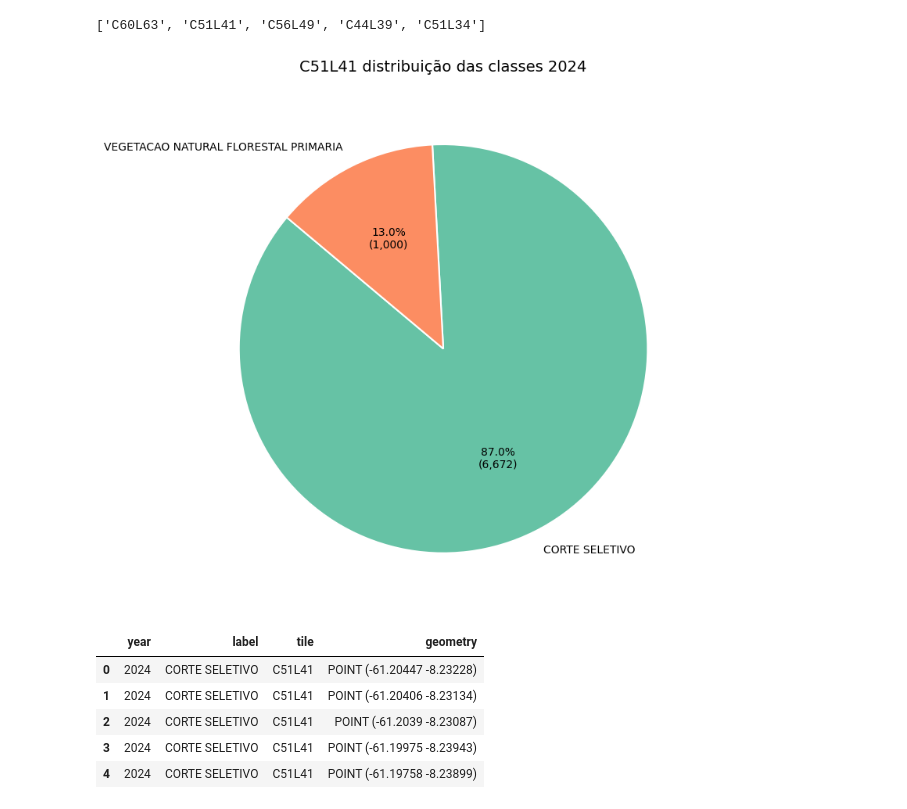
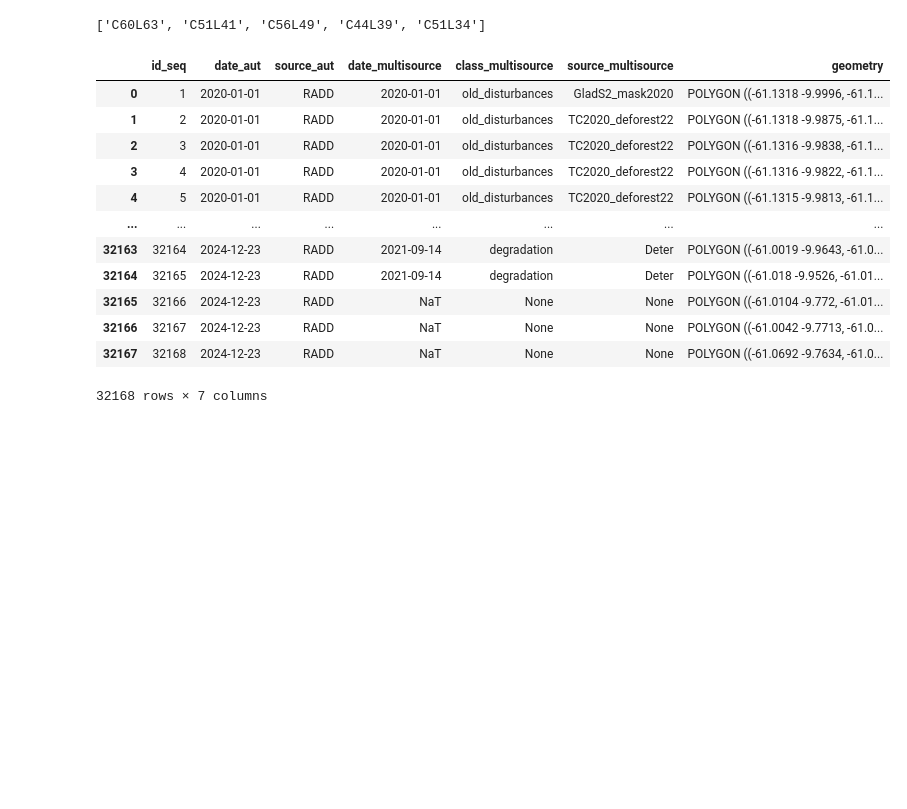
Before and after one commit to AbnerErnaniADSFatec/analise-disturbios-gfm, a Jupyter notebook: 1_preprocessing-samples.ipynb, the cells around one changed output. Cells and saved outputs as stored; diff of their text form; code cells hidden in the pictures; blank space fills up the shorter version.

```diff
--- a/1_preprocessing-samples.ipynb
+++ b/1_preprocessing-samples.ipynb
@@ -55,54 +55,63 @@ tiles
 # %% [output]
 ['C60L63', 'C51L41', 'C56L49', 'C44L39', 'C51L34']
 # %%
-tile_id = tiles[1]
+tile_id = tiles[4]
 
 samples_file_name = f"Aut_{tile_id}_preclass"
 
 year = 2024
 
 class_column = "class_multisource"
 label = "Deter_Deg_Cs"
 label_mask = "CORTE SELETIVO"
 n_points_per_polygon = 1
 
 tile_file_name = f"tile_{tile_id}_WGS84"
 
-tile = gpd.read_file(f"{tiles_path}/{tile_id}/{test_tile_name}.gpkg")
+tile = gpd.read_file(f"{tiles_path}/{tile_id}/{tile_file_name}.gpkg")
 if tile.crs != "EPSG:4326":
     tile = tile.to_crs(epsg=4326)
 
 min_lon, min_lat, max_lon, max_lat = tile.total_bounds
 center = [(min_lat + max_lat) / 2, (min_lon + max_lon) / 2]
 tile_id = tile.iloc[0]["id"]
 
 samples_veg = extract_samples_from_tiff(amazonia_terraclass, amazonia_terraclass_mask, year, n_samples, tile)
 
 samples = gpd.read_file(f"{tiles_path}/{tile_id}/{samples_file_name}.gpkg")
-samples = samples[samples["date"].dt.year == year]
-samples = samples[samples[class_column] == label]
-samples["label"] = label_mask
-samples["tile"] = tile_id
-samples["year"] = year
-samples = samples[["year", "label", "tile", "geometry"]]
 
-samples_points = sample_points_in_polygons(samples, n_points_per_polygon)
-samples_points["tile"] = tile_id
-samples_points["year"] = year
-samples_points = samples_points[["year", "label", "tile", "geometry"]]
+samples
 
-samples_veg = samples_veg.to_crs(samples.crs)
-samples_points = pd.concat([samples_points, samples_veg], ignore_index=True)
-samples_points.to_csv(f"{samples_path}samples_{tile_id}_{year}.csv", index=False)
+# samples = samples[samples["date"].dt.year == year]
+# samples = samples[samples[class_column] == label]
+# samples["label"] = label_mask
+# samples["tile"] = tile_id
+# samples["year"] = year
+# samples = samples[["year", "label", "tile", "geometry"]]
 
-plot_balance_(samples_points, "label", f"{tile_id} distribuição das classes {year}")
+# samples_points = sample_points_in_polygons(samples, n_points_per_polygon)
+# samples_points["tile"] = tile_id
+# samples_points["year"] = year
+# samples_points = samples_points[["year", "label", "tile", "geometry"]]
 
-samples_points.head()
+# samples_veg = samples_veg.to_crs(samples.crs)
+# samples_points = pd.concat([samples_points, samples_veg], ignore_index=True)
+# samples_points.to_csv(f"{samples_path}samples_{tile_id}_{year}.csv", index=False)
+
+# # plot_balance_(samples_points, "label", f"{tile_id} distribuição das classes {year}")
+
+# samples_points.head()
 # %% [output]
-[figure, removed]
-|  | year | label | tile | geometry |
-| 0 | 2024 | CORTE SELETIVO | C51L41 | POINT (-61.20447 -8.23228) |
-| 1 | 2024 | CORTE SELETIVO | C51L41 | POINT (-61.20406 -8.23134) |
-| 2 | 2024 | CORTE SELETIVO | C51L41 | POINT (-61.2039 -8.23087) |
-| 3 | 2024 | CORTE SELETIVO | C51L41 | POINT (-61.19975 -8.23943) |
-| 4 | 2024 | CORTE SELETIVO | C51L41 | POINT (-61.19758 -8.23899) |
+|  | id_seq | date_aut | source_aut | date_multisource | class_multisource | source_multisource | geometry |
+| 0 | 1 | 2020-01-01 | RADD | 2020-01-01 | old_disturbances | GladS2_mask2020 | POLYGON ((-61.1318 -9.9996, -61.1... |
+| 1 | 2 | 2020-01-01 | RADD | 2020-01-01 | old_disturbances | TC2020_deforest22 | POLYGON ((-61.1318 -9.9875, -61.1... |
+| 2 | 3 | 2020-01-01 | RADD | 2020-01-01 | old_disturbances | TC2020_deforest22 | POLYGON ((-61.1316 -9.9838, -61.1... |
+| 3 | 4 | 2020-01-01 | RADD | 2020-01-01 | old_disturbances | TC2020_deforest22 | POLYGON ((-61.1316 -9.9822, -61.1... |
+| 4 | 5 | 2020-01-01 | RADD | 2020-01-01 | old_disturbances | TC2020_deforest22 | POLYGON ((-61.1315 -9.9813, -61.1... |
+| ... | ... | ... | ... | ... | ... | ... | ... |
+| 32163 | 32164 | 2024-12-23 | RADD | 2021-09-14 | degradation | Deter | POLYGON ((-61.0019 -9.9643, -61.0... |
+| 32164 | 32165 | 2024-12-23 | RADD | 2021-09-14 | degradation | Deter | POLYGON ((-61.018 -9.9526, -61.01... |
+| 32165 | 32166 | 2024-12-23 | RADD | NaT | None | None | POLYGON ((-61.0104 -9.772, -61.01... |
+| 32166 | 32167 | 2024-12-23 | RADD | NaT | None | None | POLYGON ((-61.0042 -9.7713, -61.0... |
+| 32167 | 32168 | 2024-12-23 | RADD | NaT | None | None | POLYGON ((-61.0692 -9.7634, -61.0... |
+32168 rows × 7 columns
```
Also changed, not shown: 6 other files.
